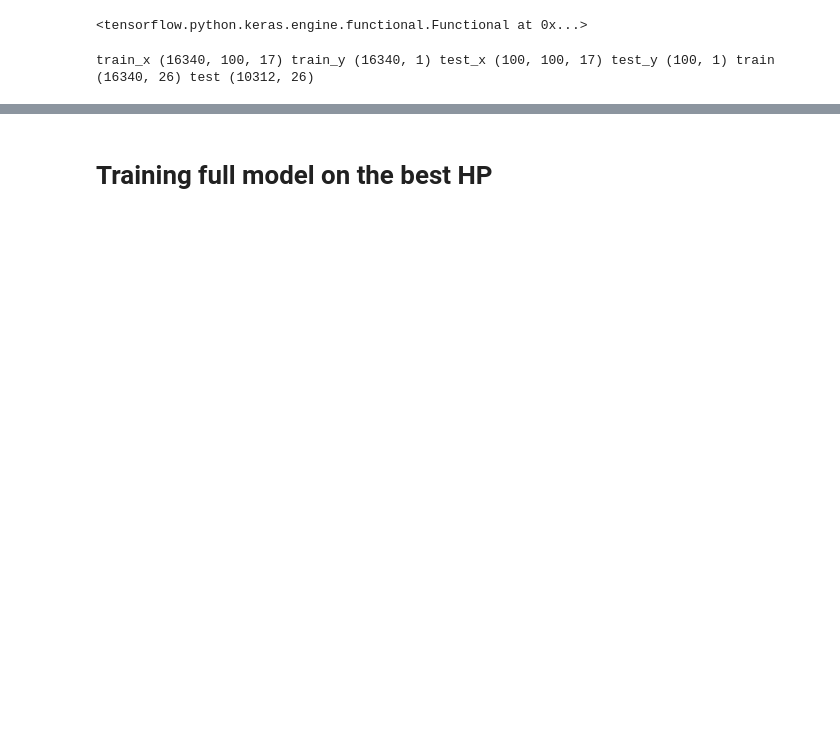
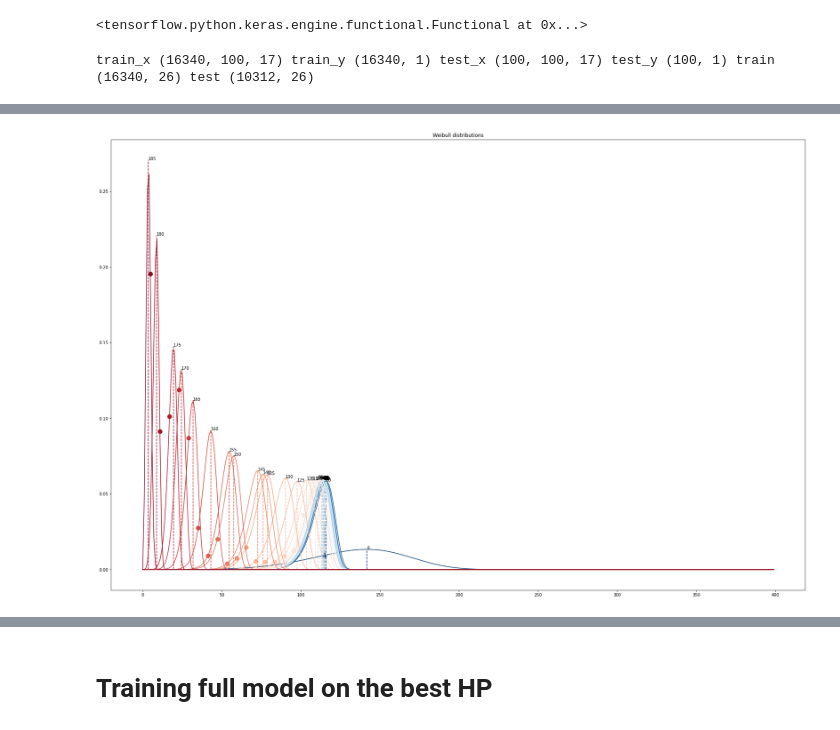
Before and after one commit to MariosKef/RULe, a Jupyter notebook: tests.ipynb, the cells around one changed output, grey strips where cells are left out. Drawn from its saved outputs; the diff is of its cells as text; code cells hidden in the pictures; blank space fills up the shorter version.

```diff
--- a/tests.ipynb
+++ b/tests.ipynb
@@ -388,7 +403,0 @@ for i in range(cfg["reps"]):
-# %%
-samples = []
-for i in range(train_x.shape[0]):
-            tf.random.set_seed(i)
-            train_predict = model(train_x[i].reshape(1, train_x[i].shape[0], train_x[i].shape[1]), training=True).numpy()
-            a, b = train_predict[:,0], train_predict[:,1]
-            samples.append(b.reshape(-1,1)*np.random.weibull(a.reshape(-1,1), size=(a.shape[0], 30)))
@@ -453,0 +542,33 @@ test_results_df['T'].unique()
+# %%
+train_predict_1 = []
+train_predict_2 = []
+
+success = True
+
+for i in range(cfg['reps']):
+    tf.random.set_seed(i)
+    train_predict = model(train_x, training=True).numpy()
+    train_predict_1.append(train_predict[:, 0].reshape(train_predict[:, 0].shape[0], 1))
+    train_predict_2.append(train_predict[:, 1].reshape(train_predict[:, 1].shape[0], 1))
+
+train_predict_1_mean = np.mean(np.hstack(train_predict_1), axis=1)
+train_predict_2_mean = np.mean(np.hstack(train_predict_2), axis=1)
+train_predict_1_mean = train_predict_1_mean.reshape(train_predict_1_mean.shape[0], 1)
+train_predict_2_mean = train_predict_2_mean.reshape(train_predict_2_mean.shape[0], 1)
+train_predict_1_std = np.std(np.hstack(train_predict_1), axis=1)
+train_predict_2_std = np.std(np.hstack(train_predict_2), axis=1)
+train_predict_1_std = train_predict_1_std.reshape(train_predict_1_std.shape[0], 1)
+train_predict_2_std = train_predict_2_std.reshape(train_predict_2_std.shape[0], 1)
+
+train_predict = np.hstack([train_predict_1_mean, train_predict_2_mean,
+                            train_predict_1_std, train_predict_2_std])
+
+train_predict = np.resize(train_predict, (train_x.shape[0], 4))  # changed from 2 to 4
+train_result = np.concatenate((train_y, train_predict), axis=1)
+train_results_df_old = pd.DataFrame(train_result, columns=['T', 'mean_alpha', 'mean_beta', 'std_alpha',
+                                                        'std_beta'])  # (add 'E' for event)
+train_results_df_old['unit_number'] = train['unit_number'].to_numpy()
+train_results_df_old['time'] = train['time'].to_numpy()
+
+train_results_df_old['predicted_mu'] = train_results_df_old[['mean_alpha', 'mean_beta']].apply(
+    lambda row: weibull_mean(row[0], row[1]), axis=1)
@@ -453,0 +673,2 @@ test_results_df['T'].unique()
+# %%
+s = train_results_df_old[train_results_df_old.unit_number==3].iloc[::5]
@@ -453,0 +772,4 @@ test_results_df['T'].unique()
+# %%
+plot_weibull_predictions(s)
+# %% [output]
+[figure, added]
```
Also changed, not shown: parts of 73 cells of this notebook.
